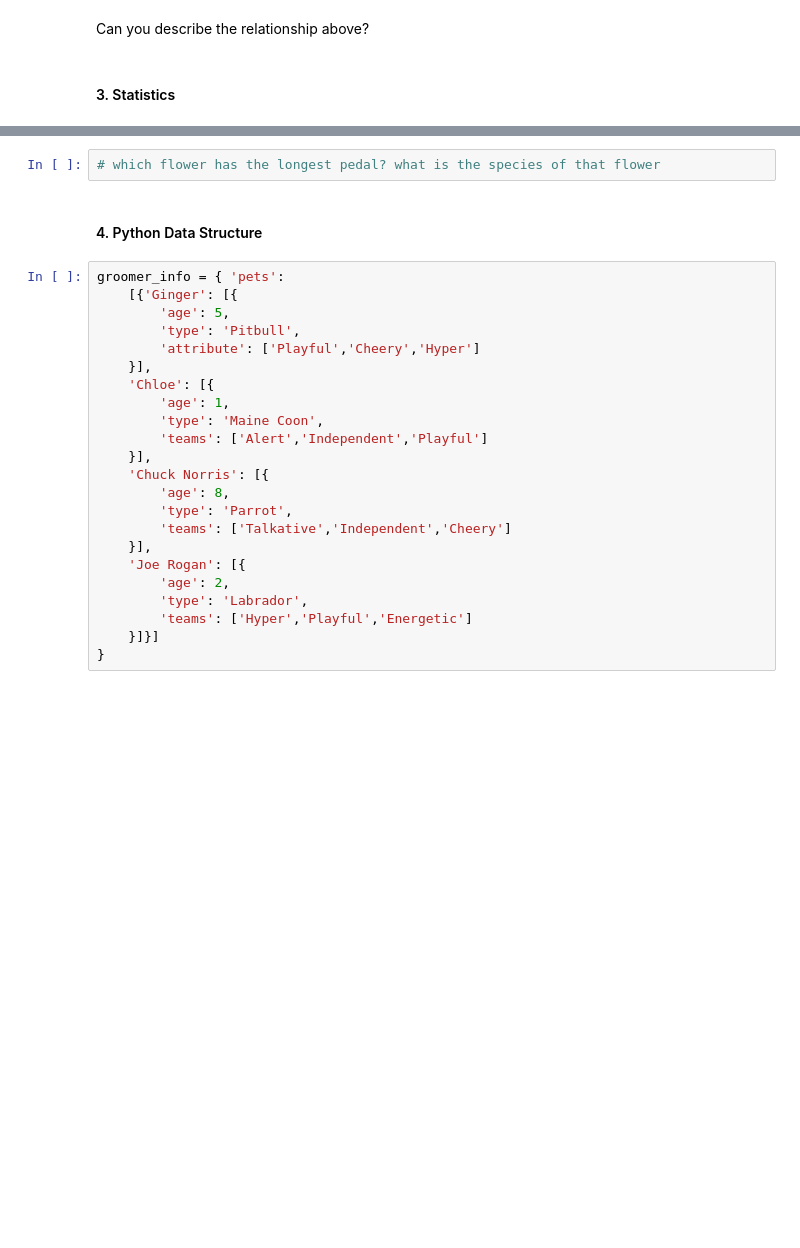
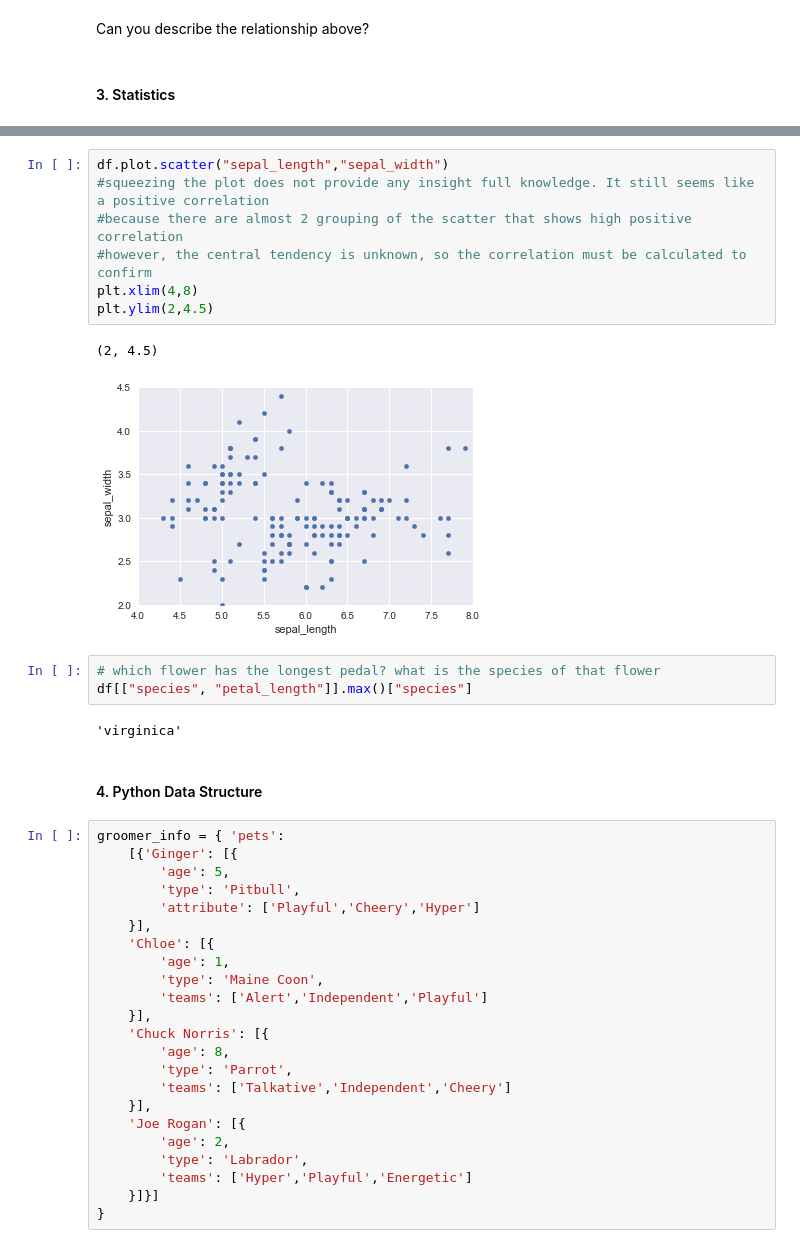
Before and after one commit to yunghanjeong/nyc-mhtn-ds-091420-lectures, a Jupyter notebook: Phase_1/Phase1_Review.ipynb, the cells around one changed output, grey strips where cells are left out. Saved outputs shown, nothing was run; the diff lists cells and outputs as text; blank space fills up the shorter version.

```diff
--- a/Phase_1/Phase1_Review.ipynb
+++ b/Phase_1/Phase1_Review.ipynb
@@ -81,5 +205,18 @@ Can you describe the relationship above?
+# %%
+df.plot.scatter("sepal_length","sepal_width")
+#squeezing the plot does not provide any insight full knowledge. It still seems like a positive correlation
+#because there are almost 2 grouping of the scatter that shows high positive correlation
+#however, the central tendency is unknown, so the correlation must be calculated to confirm
+plt.xlim(4,8)
+plt.ylim(2,4.5)
+# %% [output]
+(2, 4.5)
+[figure, added]
 # %%
 # which flower has the longest pedal? what is the species of that flower
+df[["species", "petal_length"]].max()["species"]
+# %% [output]
+'virginica'
 # %% [markdown]
 #### 4. Python Data Structure
 # %%
```
Also changed, not shown: parts of 23 cells of this notebook.
